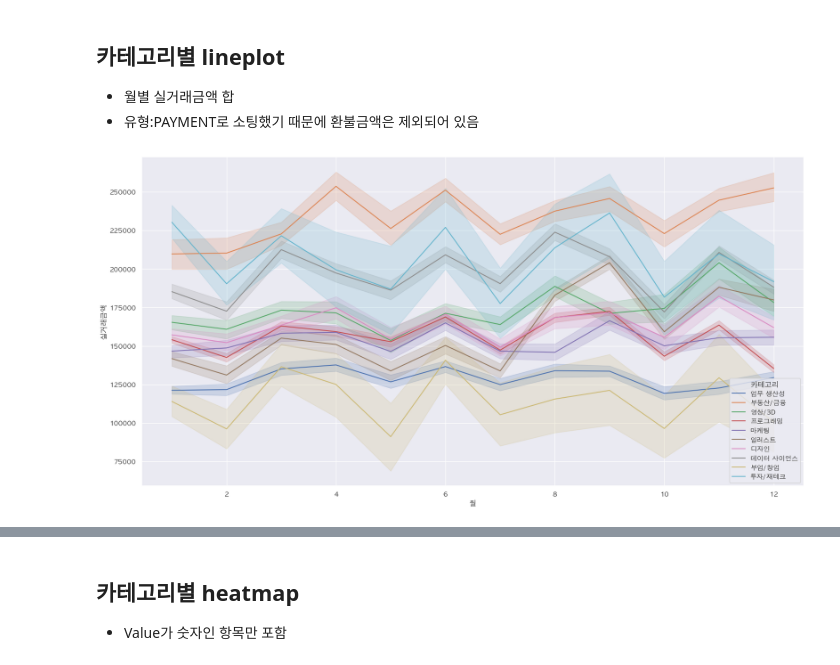
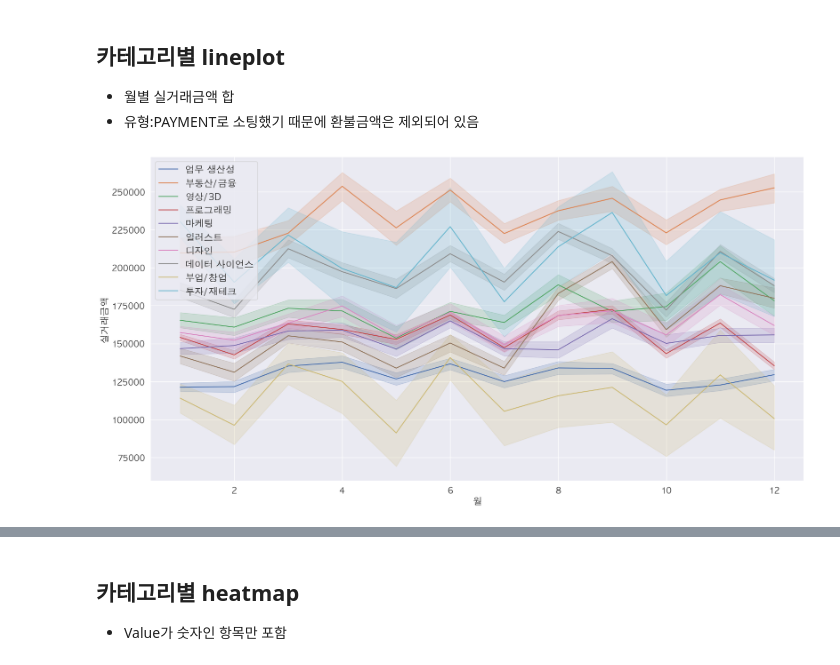
Before and after one commit to ParkSungHyon/mini_project, a Jupyter notebook: main3_230512.ipynb, the cells around one changed output, grey strips where cells are left out. Cells and saved outputs as stored; diff of their text form; code cells hidden in the pictures.

```diff
--- a/main3_230512.ipynb
+++ b/main3_230512.ipynb
@@ -186,11 +190,22 @@ fig.show()
 ## 카테고리별 lineplot
 - 월별 실거래금액 합
 - 유형:PAYMENT로 소팅했기 때문에 환불금액은 제외되어 있음
-# %%
-#sns.set_theme(style="darkgrid")
-fig, ax = plt.subplots(figsize=(20, 10))
-sns.lineplot(x="월", y="실거래금액", hue="카테고리", data=df_payment, ax=ax)
-
-plt.show()
-# %% [output]
-[figure, removed]
+# %%
+# fig, ax = plt.subplots(figsize=(20, 10))
+# sns.lineplot(x="월", y="실거래금액", hue="카테고리", data=df_payment, ax=ax)
+# plt.legend(fontsize='medium', loc='upper left')
+
+# plt.show()
+
+fig, ax = plt.subplots(figsize=(20, 10))
+sns.lineplot(x="월", y="실거래금액", hue="카테고리", data=df_payment, ax=ax)
+
+ax.set_xlabel("월", fontsize=16)  # Adjust x-axis label size
+ax.set_ylabel("실거래금액", fontsize=16)  # Adjust y-axis label size
+ax.tick_params(axis='y', labelsize=14)  # Adjust y-axis tick label size
+ax.tick_params(axis='x', labelsize=14)  # Adjust x-axis tick label size
+
+plt.legend(fontsize='medium', loc='upper left')
+plt.show()
+# %% [output]
+[figure, added]
```
Also changed, not shown: parts of 7 cells of this notebook.
